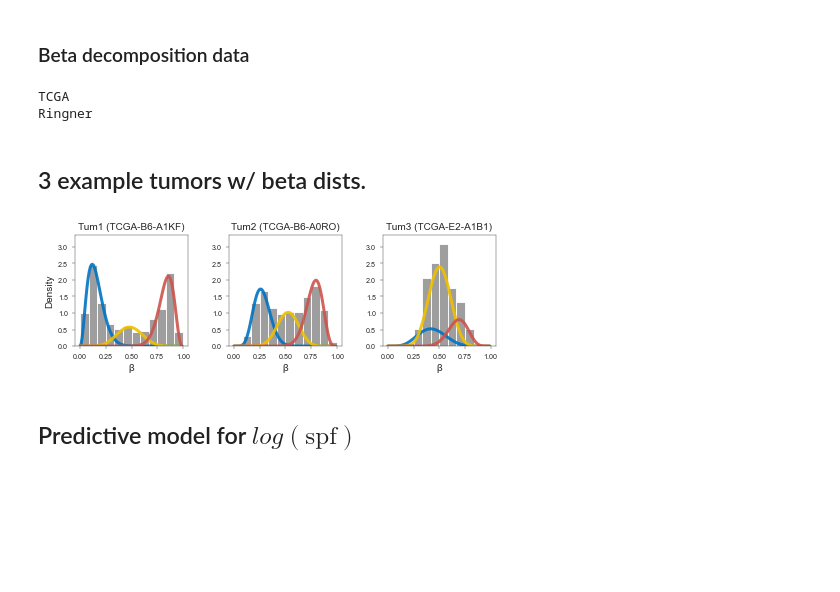
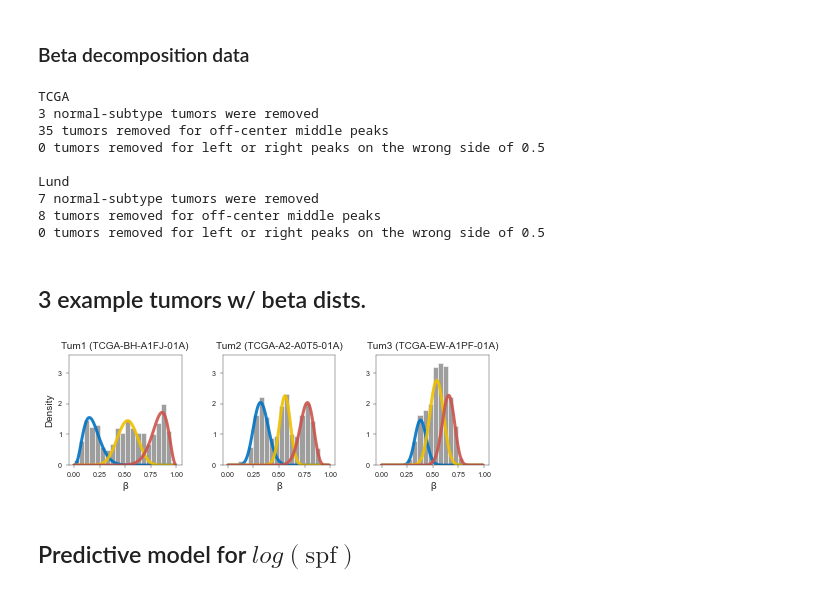
Before and after one commit to danmonyak/EpiClockInvasiveBRCA, a Jupyter notebook: 7. Analysis/Estimate ages.ipynb, the cells around one changed output. Saved outputs shown, nothing was run; the diff lists cells and outputs as text; code cells hidden in the pictures; blank space fills up the shorter version.

```diff
--- a/7. Analysis/Estimate ages.ipynb
+++ b/7. Analysis/Estimate ages.ipynb
@@ -21,7 +21,7 @@ import EpiClockInvasiveBRCA.src.util as epi_util
 consts = epi_util.consts
 # %%
 ## Set up output directory for figures
-figure_outdir = 'figures'
+figure_outdir = os.path.join('figures_revision', 'age_estimation')
 os.makedirs(figure_outdir, exist_ok=True)
 # %% [markdown]
 ## Prepare data
@@ -58,9 +63,19 @@ clinical['Lund']['subtype'] = clinical['Lund']['genefu.pam50.subtype']
 # %%
 # For both datasets
 for dataset in clinical:
+    print(f'\n{dataset}')
+
+    # Exclude "Normal" subtype tumors
+    clinical[dataset] = clinical[dataset].loc[clinical[dataset]['in_analysis_dataset'] & ~clinical[dataset]['c_beta'].isna()]
+
+    before = clinical[dataset].shape[0]
+    clinical[dataset] = clinical[dataset].loc[clinical[dataset]['subtype'] != 'Normal']
+    after = clinical[dataset].shape[0]
+    print(f'{before - after} normal-subtype tumors were removed')
+
 
     # Import modes of the three beta distributions
-    modes = pd.read_csv(os.path.join(beta_peak_indir, dataset, 'readable_tables', 'modes.txt'), sep=' ')
+    modes = pd.read_csv(os.path.join(beta_peak_indir, dataset, 'modes.txt'), sep=' ')
 
     # Need to format the TCGA sample names
     if dataset == 'TCGA':
@@ -71,21 +86,34 @@ for dataset in clinical:
     clinical[dataset]['beta_middle'] = modes.apply(lambda x: np.sort(x)[1], axis=1)
     clinical[dataset]['beta_B'] = modes.apply(lambda x: np.sort(x)[2], axis=1)
 
+    # Exclude tumors with middle peaks outside of [0.4, 0.6]
+    before = clinical[dataset].shape[0]
+    clinical[dataset] = clinical[dataset].loc[(clinical[dataset]['beta_middle'] >= 0.4) & (clinical[dataset]['beta_middle'] <= 0.6)]
+    after = clinical[dataset].shape[0]
+    print(f'{before - after} tumors removed for off-center middle peaks')
+
+    # Exclude tumors with left or right peaks on the wrong side of 0.5
+    before = clinical[dataset].shape[0]
+    clinical[dataset] = clinical[dataset].loc[(clinical[dataset]['beta_A'] < 0.5) & (clinical[dataset]['beta_B'] > 0.5)]
+    after = clinical[dataset].shape[0]
+    print(f'{before - after} tumors removed for left or right peaks on the wrong side of 0.5')
+
     # Estimates using left and right peaks
     clinical[dataset]['avg_n_flips_estA'] = -np.log(1 - 2 * clinical[dataset]['beta_A']) / 2
     clinical[dataset]['avg_n_flips_estB'] = -np.log(2 * clinical[dataset]['beta_B'] - 1) / 2
 
     # Use the average of the two estimates
     clinical[dataset]['avg_n_flips'] = (clinical[dataset]['avg_n_flips_estA'] + clinical[dataset]['avg_n_flips_estB']) / 2
-
-    # Exclude "Normal" subtype tumors
-    clinical[dataset] = clinical[dataset].loc[clinical[dataset]['in_analysis_dataset'] & (clinical[dataset]['subtype'] != 'Normal') & ~clinical[dataset]['c_beta'].isna()]
-
-    # Exclude tumors with middle peaks outside of [0.4, 0.6]
-    clinical[dataset] = clinical[dataset].loc[(clinical[dataset]['beta_middle'] >= 0.4) & (clinical[dataset]['beta_middle'] <= 0.6)]
 # %% [output]
 TCGA
-Ringner
+3 normal-subtype tumors were removed
+35 tumors removed for off-center middle peaks
+0 tumors removed for left or right peaks on the wrong side of 0.5
+
+Lund
+7 normal-subtype tumors were removed
+8 tumors removed for off-center middle peaks
+0 tumors removed for left or right peaks on the wrong side of 0.5
 # %% [markdown]
 ## 3 example tumors w/ beta dists.
 # %%
@@ -95,39 +123,42 @@ figsize = np.array([7, 6])
 sns.set(rc={"savefig.bbox":'tight', 'axes.linewidth':sf}, font_scale=1, style='ticks')
 # %%
 # Need to match tumors in "3 example tumors" section of "c_beta Analysis" notebook
-patient_list = {'Tum1':'TCGA-B6-A1KF',
-               'Tum2':'TCGA-B6-A0RO',
-               'Tum3':'TCGA-E2-A1B1'}
+sample_list = {
+    'Tum1':'TCGA-BH-A1FJ-01A',
+    'Tum2':'TCGA-A2-A0T5-01A',
+    'Tum3':'TCGA-EW-A1PF-01A'
+}
 
 # Create plot axes
-fig, axes = plt.subplots(1, len(patient_list), figsize=np.array(figsize) * [2.3, 0.8] * sf)
+fig, axes = plt.subplots(1, len(sample_list), figsize=np.array(figsize) * [2.3, 0.8] * sf)
 fig.tight_layout(pad=0.2)
 
 # Import Clock beta values for TCGA
-beta_values_Clock_TCGA = pd.read_table(os.path.join(consts['TCGA_datadir'], 'TCGA.methyl.balancedSites.tsv'),
-                      index_col=0).rename(columns=epi_util.sampleToPatientID)
+beta_values_Clock_TCGA = pd.read_table(os.path.join(consts['TCGA_datadir'], 'TCGA.methyl.Clock_revision.tsv'),
+                      index_col=0).rename(columns=epi_util.getSampleID)
 
 # Import beta decomposition raw outputs
 # i.e. beta distributions' parameters and weights
-alpha = pd.read_table(os.path.join(beta_peak_indir, 'TCGA', 'readable_tables', 'alpha.txt'), sep=' ').rename(index=epi_util.sampleToPatientID)
-delta = pd.read_table(os.path.join(beta_peak_indir, 'TCGA', 'readable_tables', 'delta.txt'), sep=' ').rename(index=epi_util.sampleToPatientID)
-phi = pd.read_table(os.path.join(beta_peak_indir, 'TCGA', 'readable_tables', 'phi.txt'), sep=' ').rename(index=lambda x:epi_util.sampleToPatientID(x.replace('.', '-')))
+alpha = pd.read_table(os.path.join(beta_peak_indir, 'TCGA', 'alpha.txt'), sep=' ').rename(index=epi_util.sampleToPatientID)
+delta = pd.read_table(os.path.join(beta_peak_indir, 'TCGA', 'delta.txt'), sep=' ').rename(index=epi_util.sampleToPatientID)
+phi = pd.read_table(os.path.join(beta_peak_indir, 'TCGA', 'phi.txt'), sep=' ').rename(index=lambda x:epi_util.sampleToPatientID(x.replace('.', '-')))
 
 # Color of each distribution in order (left -> right)
 chosen_tumor_colors = [consts['palette_jco'][i] for i in [0, 1, 3]]
 
-for i, patient in enumerate(patient_list):
+for i, tum_id in enumerate(sample_list):
     ax = axes[i]
-    samp = patient_list[patient]
+    samp = sample_list[tum_id]
+    patient = epi_util.sampleToPatientID(samp)
 
     # Plot distribution
     sns.histplot(ax=ax, x=beta_values_Clock_TCGA[samp], stat='density',
                  color=consts['palette_jco'][2],
-                 bins=12, alpha=consts['opacity'],
+                 bins=20, alpha=consts['opacity'],
                 binrange=(0, 1))
 
     # Customize plot
-    ax.set_title(f'{patient} ({samp})', fontsize=consts['labelfontsize'] * sf)
+    ax.set_title(f'{tum_id} ({samp})', fontsize=consts['labelfontsize'] * sf)
     ax.set_xlabel('β', fontsize=consts['labelfontsize'] * sf)
     if i == 0: # Only have y-axis label on left-most plot
         ax.set_ylabel('Density', fontsize=consts['labelfontsize'] * sf)
@@ -136,39 +167,39 @@ for i, patient in enumerate(patient_list):
     ax.tick_params(axis='both', labelsize=consts['ticksfontsize'] * sf, width=sf, length=8 * sf)
 
     # Weight of each of three distributions
-    weight_list = phi.loc[samp]
+    weight_list = phi.loc[patient]
 
     # Holds the max y-axis limit max
     y_max = float('-Inf')
 
     # Plot each distribution
     for j, model in enumerate(alpha.columns):
 
         # Beta dist. parameters
-        a = alpha.loc[samp, model]
-        d = delta.loc[samp, model]
+        a = alpha.loc[patient, model]
+        d = delta.loc[patient, model]
 
         # X and Y coords for corve
         x = np.linspace(0, 0.99, 100)
         y = beta.pdf(x, a, d) * weight_list[j]
 
         # Plot curve
         ax.plot(x, y, lw=3, alpha=0.9,
                 color=chosen_tumor_colors[j]
                )
 
         # Update max
         y_max = max(y_max, ax.get_ylim()[1])
 
 # Align y-axis limits
-for i in range(len(patient_list)):
+for i in range(len(sample_list)):
     ax = axes[i]
     ax.set_ylim(0, y_max * 1.03)
 
 # Save figure
 fig.savefig(os.path.join(figure_outdir, 'example_peak_decomp.pdf'), format='pdf', pad_inches=0.1)
 # %% [output]
-[figure, old version]
+[figure, new version]
 # %% [markdown]
 ## Predictive model for $log(\text{spf})$
 # %%
```
Also changed, not shown: parts of 17 cells of this notebook.
